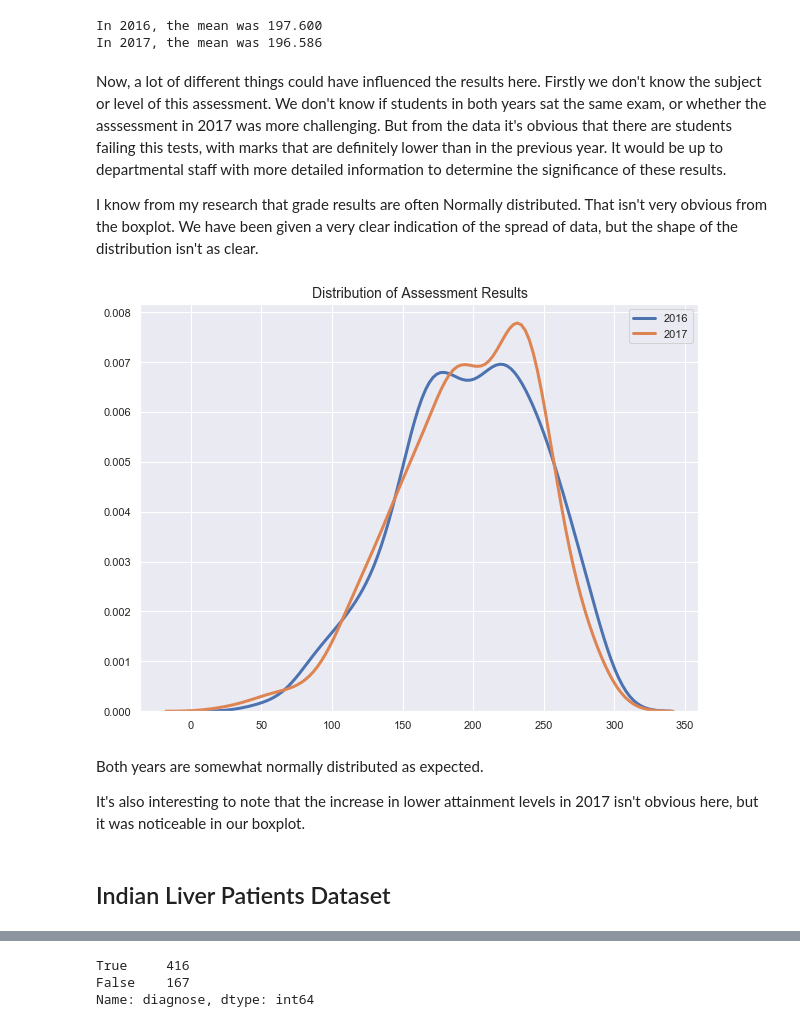
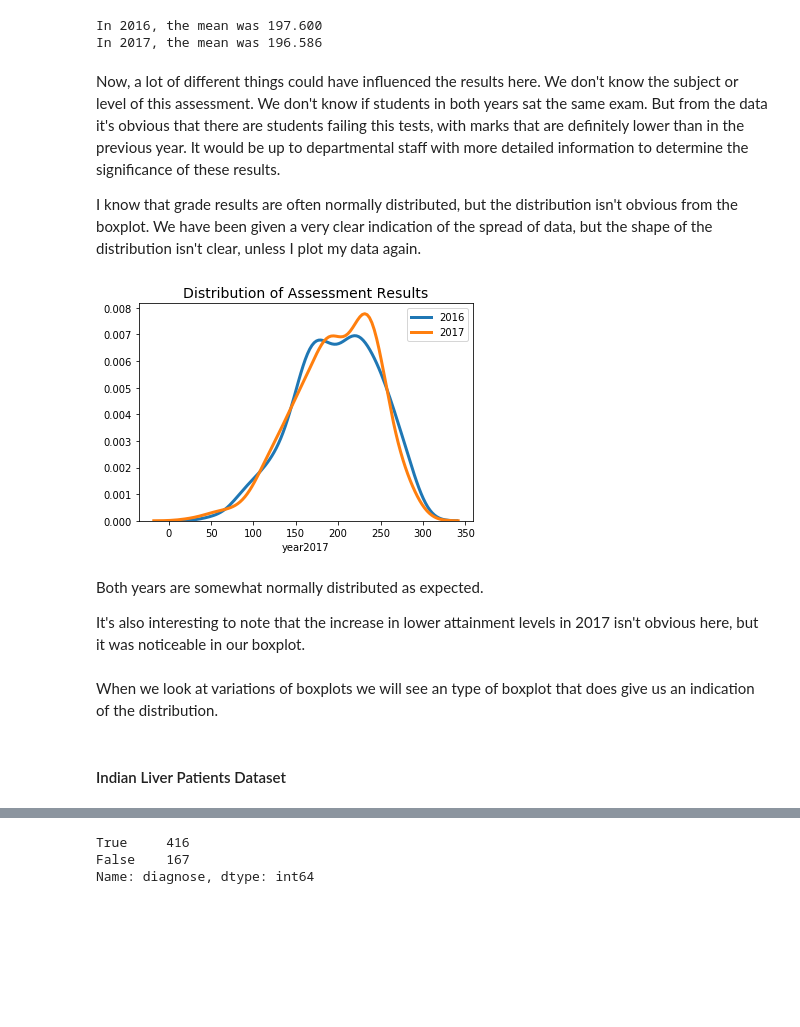
Before and after one commit to MarionMcG/fundamentals_data_analysis, a Jupyter notebook: boxplots.ipynb, the cells around one changed output, grey strips where cells are left out. Drawn from its saved outputs; the diff is of its cells as text; code cells hidden in the pictures; blank space fills up the shorter version.

```diff
--- a/boxplots.ipynb
+++ b/boxplots.ipynb
@@ -16,9 +16,6 @@ import seaborn as sns #For graphical representations
 import pandas as pd #For data manipulation
 import scipy.stats as ss # For calculating skew
 %matplotlib inline
-# %%
-sns.set()
-sns.color_palette('muted');
 # %% [markdown]
 ### Definitions
 # %% [markdown]
@@ -247,23 +242,22 @@ print('In 2017, the mean was %.3f' %(np.mean(y17)))
 In 2016, the mean was 197.600
 In 2017, the mean was 196.586
 # %% [markdown]
-Now, a lot of different things could have influenced the results here. Firstly we don't know the subject or level of this assessment. We don't know if students in both years sat the same exam, or whether the asssessment in 2017 was more challenging. But from the data it's obvious that there are students failing this tests, with marks that are definitely lower than in the previous year. It would be up to departmental staff with more detailed information to determine the significance of these results.
+Now, a lot of different things could have influenced the results here. We don't know the subject or level of this assessment. We don't know if students in both years sat the same exam. But from the data it's obvious that there are students failing this tests, with marks that are definitely lower than in the previous year. It would be up to departmental staff with more detailed information to determine the significance of these results.
 
-I know from my research that grade results are often Normally distributed. That isn't very obvious from the boxplot. We have been given a very clear indication of the spread of data, but the shape of the distribution isn't as clear.
+I know that grade results are often normally distributed, but the distribution isn't obvious from the boxplot. We have been given a very clear indication of the spread of data, but the shape of the distribution isn't clear, unless I plot my data again.
 # %%
-plt.figure(figsize= (10, 7.5))
 plt.title('Distribution of Assessment Results', fontsize = 14)
-sns.distplot(y16, hist = False,  label = '2016',
+sns.distplot(df['year2016'], hist = False,  label = '2016',
             kde_kws={'linewidth': 3});
-sns.distplot(y17, hist= False, label = '2017',
+sns.distplot(df['year2017'], hist= False, label = '2017',
             kde_kws={'linewidth': 3});
-plt.xlabel('')
-plt.show()
 # %% [output]
-[figure, old version]
+[figure, new version]
 # %% [markdown]
 Both years are somewhat normally distributed as expected.
 
 It's also interesting to note that the increase in lower attainment levels in 2017 isn't obvious here, but it was noticeable in our boxplot.
+# %% [markdown]
+When we look at variations of boxplots we will see an type of boxplot that does give us an indication of the distribution.
 # %% [markdown]
-## Indian Liver Patients Dataset
+#### Indian Liver Patients Dataset
```
Also changed, not shown: parts of 15 cells of this notebook.
